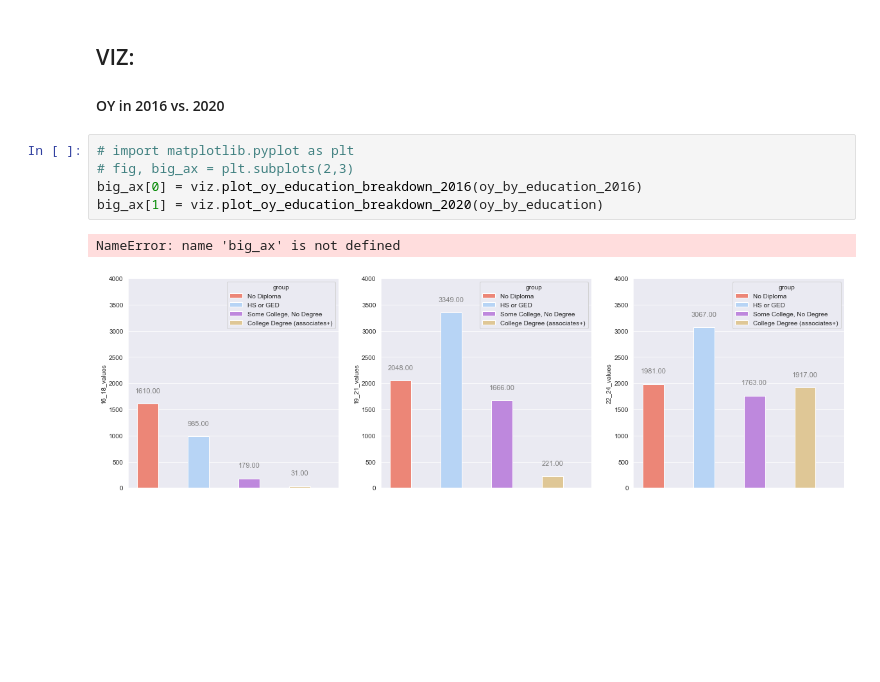
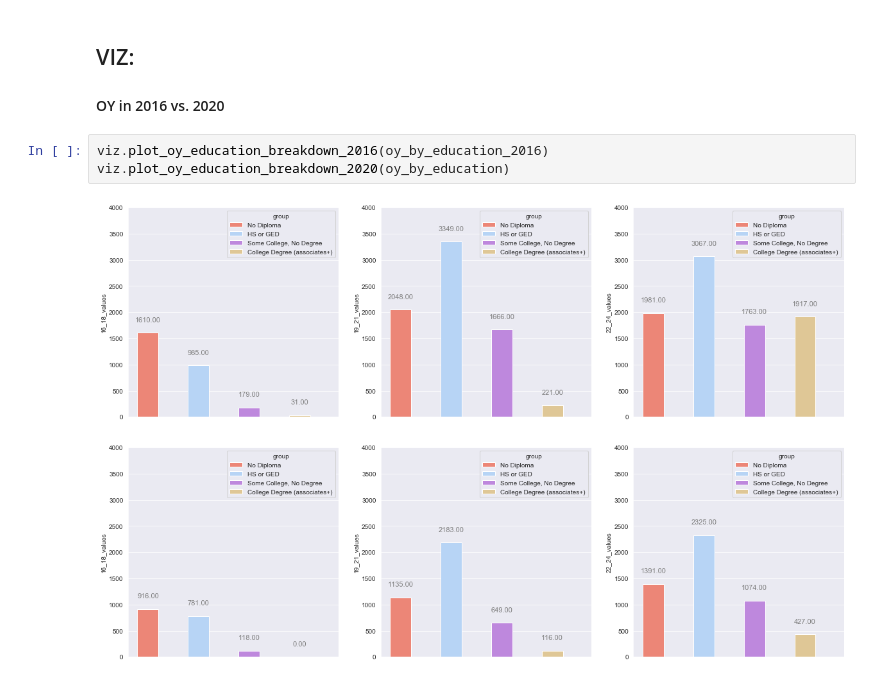
Before and after one commit to sam-thurman/dsc-mod-1-project-seattle-ds, a Jupyter notebook: notebooks/exploratory/02_samt_v2_exploratory.ipynb, the cells around one changed output. Saved outputs shown, nothing was run; the diff lists cells and outputs as text; blank space fills up the shorter version.

```diff
--- a/notebooks/exploratory/02_samt_v2_exploratory.ipynb
+++ b/notebooks/exploratory/02_samt_v2_exploratory.ipynb
@@ -104,13 +75,11 @@ viz.plot_working_diploma_status(oy_by_age_df)
 # %% [markdown]
 ## VIZ:
 #### OY in 2016 vs. 2020
-# %%
-# import matplotlib.pyplot as plt
-# fig, big_ax = plt.subplots(2,3)
-big_ax[0] = viz.plot_oy_education_breakdown_2016(oy_by_education_2016)
-big_ax[1] = viz.plot_oy_education_breakdown_2020(oy_by_education)
-# %% [output]
-NameError: name 'big_ax' is not defined
-[figure, removed]
+# %%
+viz.plot_oy_education_breakdown_2016(oy_by_education_2016)
+viz.plot_oy_education_breakdown_2020(oy_by_education)
+# %% [output]
+[figure, added]
+[figure, added]
 # %%
 viz.plot_16_v_20(full_dfs)
```
Also changed, not shown: parts of 16 cells of this notebook, 1 other file.
